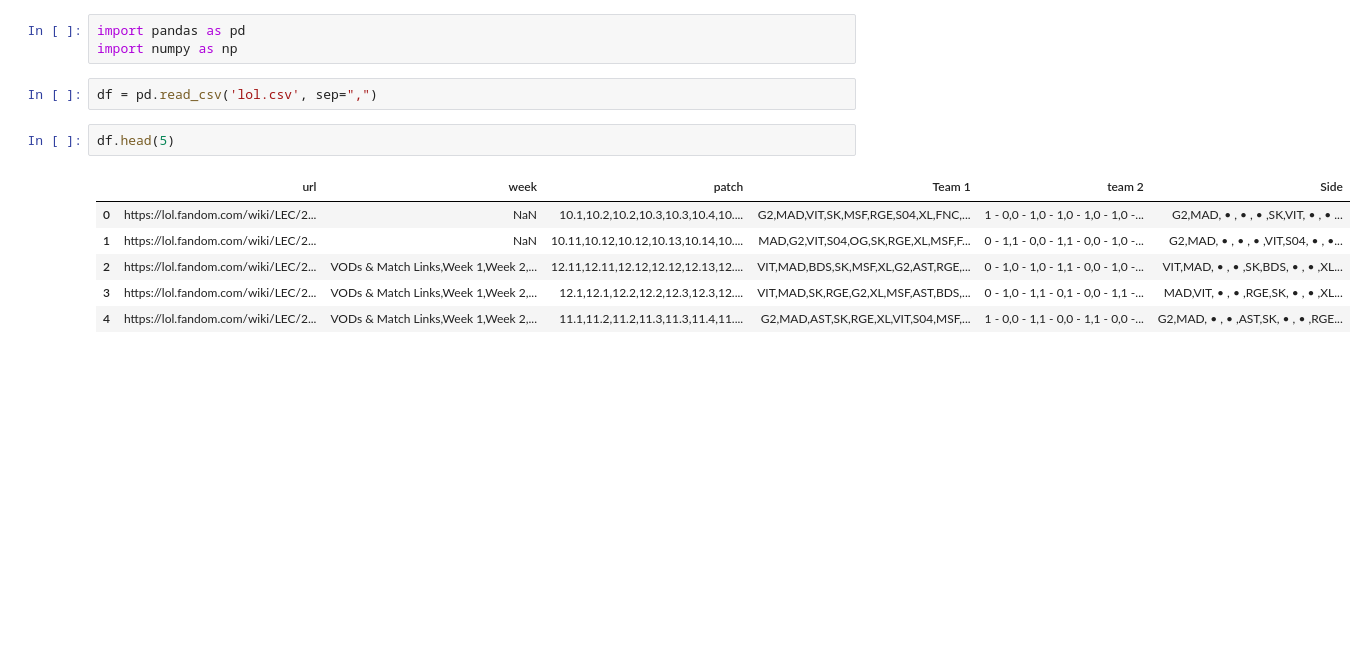
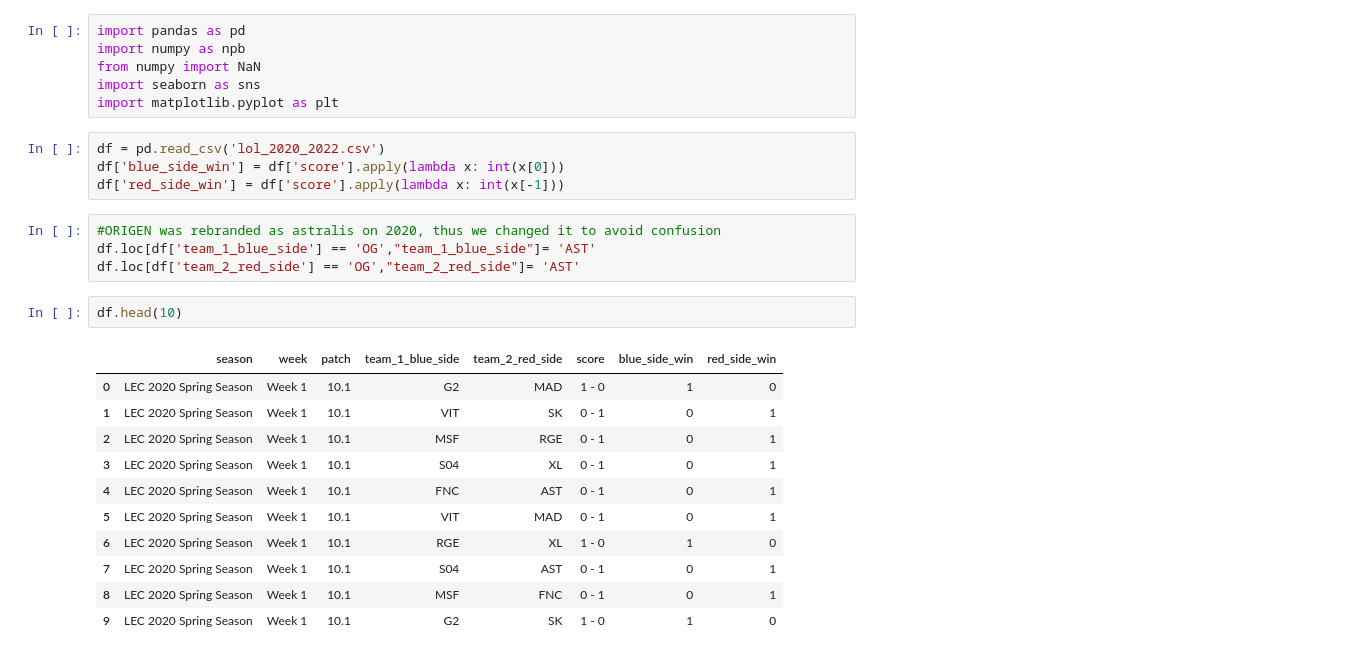
Before and after one commit to danieldv96/capstone_project_LEC_Data_analysis, a Jupyter notebook: league.ipynb, the cells around one changed output. Cells and saved outputs as stored; diff of their text form; blank space fills up the shorter version.

```diff
--- a/league.ipynb
+++ b/league.ipynb
@@ -1,14 +1,28 @@
 # %%
 import pandas as pd
-import numpy as np
+import numpy as npb
+from numpy import NaN
+import seaborn as sns
+import matplotlib.pyplot as plt
-# %%
-df = pd.read_csv('lol.csv', sep=",")
+# %%
+df = pd.read_csv('lol_2020_2022.csv')
+df['blue_side_win'] = df['score'].apply(lambda x: int(x[0]))
+df['red_side_win'] = df['score'].apply(lambda x: int(x[-1]))
+# %%
+#ORIGEN was rebranded as astralis on 2020, thus we changed it to avoid confusion
+df.loc[df['team_1_blue_side'] == 'OG',"team_1_blue_side"]= 'AST'
+df.loc[df['team_2_red_side'] == 'OG',"team_2_red_side"]= 'AST'
 # %%
-df.head(5)
+df.head(10)
 # %% [output]
-|  | url | week | patch | Team 1 | team 2 | Side |
-| 0 | https://lol.fandom.com/wiki/LEC/2... | NaN | 10.1,10.2,10.2,10.3,10.3,10.4,10.... | G2,MAD,VIT,SK,MSF,RGE,S04,XL,FNC,... | 1 - 0,0 - 1,0 - 1,0 - 1,0 - 1,0 -... | G2,MAD, • , • , • ,SK,VIT, • , • ... |
-| 1 | https://lol.fandom.com/wiki/LEC/2... | NaN | 10.11,10.12,10.12,10.13,10.14,10.... | MAD,G2,VIT,S04,OG,SK,RGE,XL,MSF,F... | 0 - 1,1 - 0,0 - 1,1 - 0,0 - 1,0 -... | G2,MAD, • , • , • ,VIT,S04, • , •... |
-| 2 | https://lol.fandom.com/wiki/LEC/2... | VODs & Match Links,Week 1,Week 2,... | 12.11,12.11,12.12,12.12,12.13,12.... | VIT,MAD,BDS,SK,MSF,XL,G2,AST,RGE,... | 0 - 1,0 - 1,0 - 1,1 - 0,0 - 1,0 -... | VIT,MAD, • , • ,SK,BDS, • , • ,XL... |
-| 3 | https://lol.fandom.com/wiki/LEC/2... | VODs & Match Links,Week 1,Week 2,... | 12.1,12.1,12.2,12.2,12.3,12.3,12.... | VIT,MAD,SK,RGE,G2,XL,MSF,AST,BDS,... | 0 - 1,0 - 1,1 - 0,1 - 0,0 - 1,1 -... | MAD,VIT, • , • ,RGE,SK, • , • ,XL... |
-| 4 | https://lol.fandom.com/wiki/LEC/2... | VODs & Match Links,Week 1,Week 2,... | 11.1,11.2,11.2,11.3,11.3,11.4,11.... | G2,MAD,AST,SK,RGE,XL,VIT,S04,MSF,... | 1 - 0,0 - 1,1 - 0,0 - 1,1 - 0,0 -... | G2,MAD, • , • ,AST,SK, • , • ,RGE... |
+|  | season | week | patch | team_1_blue_side | team_2_red_side | score | blue_side_win | red_side_win |
+| 0 | LEC 2020 Spring Season | Week 1 | 10.1 | G2 | MAD | 1 - 0 | 1 | 0 |
+| 1 | LEC 2020 Spring Season | Week 1 | 10.1 | VIT | SK | 0 - 1 | 0 | 1 |
+| 2 | LEC 2020 Spring Season | Week 1 | 10.1 | MSF | RGE | 0 - 1 | 0 | 1 |
+| 3 | LEC 2020 Spring Season | Week 1 | 10.1 | S04 | XL | 0 - 1 | 0 | 1 |
+| 4 | LEC 2020 Spring Season | Week 1 | 10.1 | FNC | AST | 0 - 1 | 0 | 1 |
+| 5 | LEC 2020 Spring Season | Week 1 | 10.1 | VIT | MAD | 0 - 1 | 0 | 1 |
+| 6 | LEC 2020 Spring Season | Week 1 | 10.1 | RGE | XL | 1 - 0 | 1 | 0 |
+| 7 | LEC 2020 Spring Season | Week 1 | 10.1 | S04 | AST | 0 - 1 | 0 | 1 |
+| 8 | LEC 2020 Spring Season | Week 1 | 10.1 | MSF | FNC | 0 - 1 | 0 | 1 |
+| 9 | LEC 2020 Spring Season | Week 1 | 10.1 | G2 | SK | 1 - 0 | 1 | 0 |
```
Also changed, not shown: parts of 20 cells of this notebook, 3 other files.
